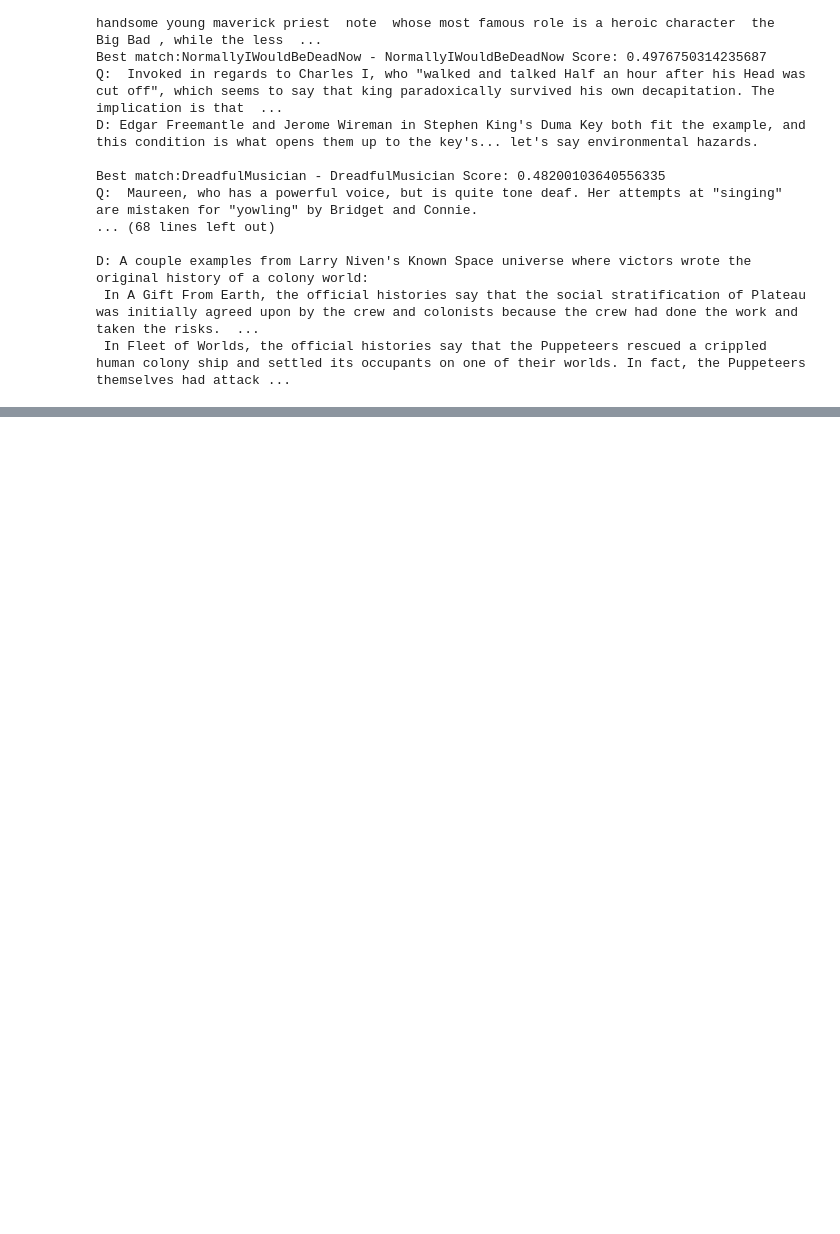
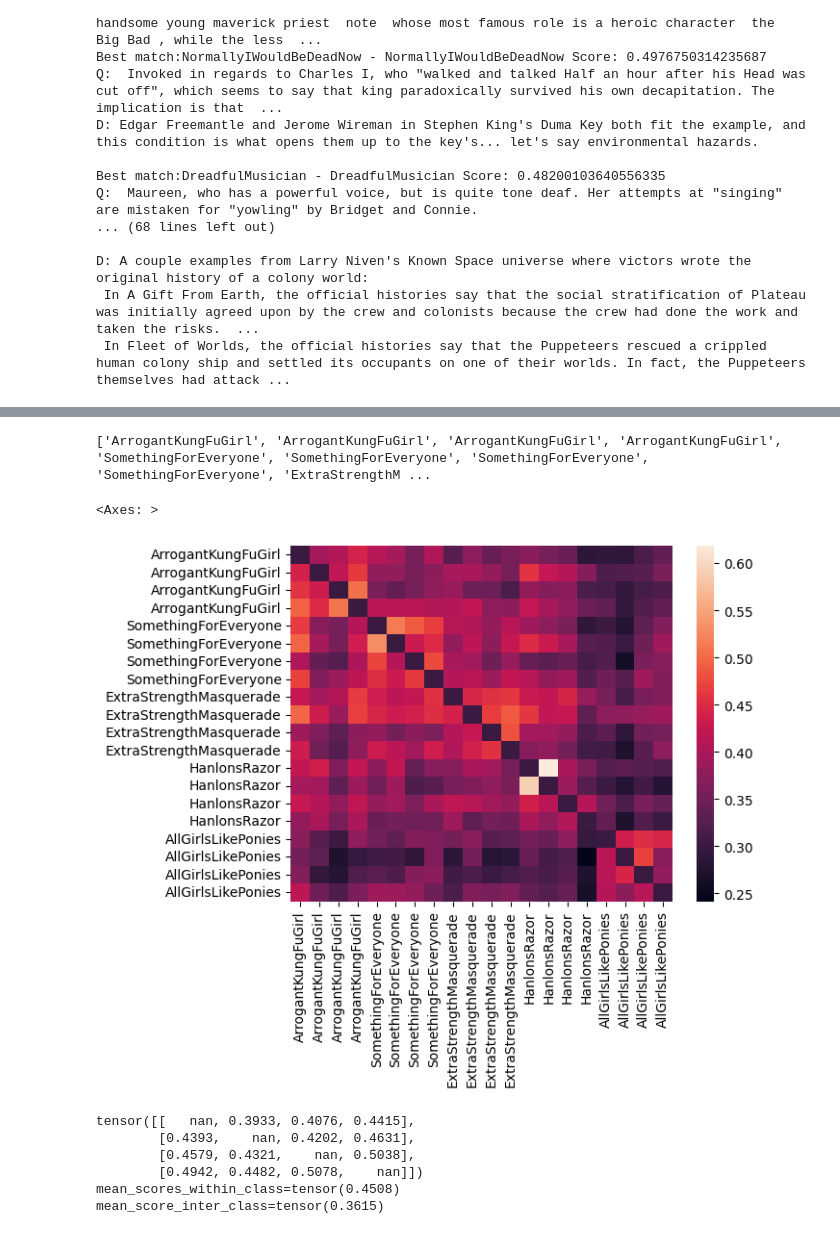
Before and after one commit to Fergons/narana, a Jupyter notebook: notebooks/tvtropes_explore.ipynb, the cells around one changed output, grey strips where cells are left out. Cells and saved outputs as stored; diff of their text form; code cells hidden in the pictures; blank space fills up the shorter version.

Commit message:
Exploring prompts for ICL embedding model.

```diff
--- a/notebooks/tvtropes_explore.ipynb
+++ b/notebooks/tvtropes_explore.ipynb
@@ -210,0 +252,6 @@ D: A couple examples from Larry Niven's Known Space universe where victors wrote
+# %%
+# data_path = TVTROPES_DATA_FOLDER_PATH.parent / "processed" / "100_5_split.csv"
+# data = pd.read_csv(data_path)
+# loading dataset a creating split
+data = tropes.get_split_for_n_examples_k_classes(20, 5)
+data.head(10)
@@ -210,0 +270,30 @@ D: A couple examples from Larry Niven's Known Space universe where victors wrote
+# %%
+task = 'Given a passage of narrative that may contain narrative tropes retrieve narrative passages that contain similar tropes.'
+examples = [
+  {'instruct': task,
+   'query': 'The Scarlet Pimpernel is an early literary example, smuggling French bluebloods from the clutches of the revolutionaries and the embrace of Madam Guillotine.',
+   'response': "In Jo Walton's Small Change trilogy, several groups focus on getting Jews and other undesirables out of fascist Europe. When Carmichael is blackmailed into becoming the head of The Watch, a British gestapo, he and a few trustworthy allies found the Inner Watch and use their resources and feared reputation to secretly get innocents to safety."},
+  {'instruct': task,
+   'query': 'Maureen, who has a powerful voice, but is quite tone deaf. Her attempts at "singing" are mistaken for "yowling" by Bridget and Connie.',
+   'response': 'Larklight: Myrtle is one to the cactus creatures, as she drives them away from her with her hymn recitations.'}
+]
+examples = [get_detailed_example(e['instruct'], e['query'], e['response']) for e in examples]
+examples_prefix = '\n\n'.join(examples) + '\n\n' # if there not exists any examples, just set examples_prefix = ''
+documents = data["Example"].tolist()
+queries_detailed = [get_detailed_instruct(task, q) for q in documents]
+new_query_max_len, new_queries = get_new_queries(queries_detailed, query_max_len, examples_prefix, tokenizer)
+
+query_batch_dict = tokenizer(new_queries, max_length=new_query_max_len, padding=True, truncation=True, return_tensors='pt')
+doc_batch_dict = tokenizer(documents, max_length=doc_max_len, padding=True, truncation=True, return_tensors='pt')
+# %%
+with torch.no_grad():
+    query_outputs = model(**query_batch_dict)
+    query_embeddings = last_token_pool(query_outputs.last_hidden_state, query_batch_dict['attention_mask'])
+    doc_outputs = model(**doc_batch_dict)
+    doc_embeddings = last_token_pool(doc_outputs.last_hidden_state, doc_batch_dict['attention_mask'])
+
+# normalize embeddings
+query_embeddings = F.normalize(query_embeddings, p=2, dim=1)
+doc_embeddings = F.normalize(doc_embeddings, p=2, dim=1)
+scores = (query_embeddings @ doc_embeddings.T)
+scores
@@ -210,0 +318,23 @@ D: A couple examples from Larry Niven's Known Space universe where victors wrote
+# %%
+labels = data["Trope"].tolist()
+print(labels)
+# %% [output]
+['ArrogantKungFuGirl', 'ArrogantKungFuGirl', 'ArrogantKungFuGirl', 'ArrogantKungFuGirl', 'SomethingForEveryone', 'SomethingForEveryone', 'SomethingForEveryone', 'SomethingForEveryone', 'ExtraStrengthM ...
+# %%
+sns.heatmap(scores.fill_diagonal_(0.3), xticklabels=labels, yticklabels=labels)
+# %% [output]
+<Axes: >
+[figure, added]
+# %%
+mean_scores_within_class = scores[:4, :4].fill_diagonal_(float('nan')).nanmean()
+print(scores[:4, :4].fill_diagonal_(float('nan')))
+mean_score_inter_class = scores[:4, 4:].mean()
+print(f"{mean_scores_within_class=}")
+print(f"{mean_score_inter_class=}")
+# %% [output]
+tensor([[   nan, 0.3933, 0.4076, 0.4415],
+        [0.4393,    nan, 0.4202, 0.4631],
+        [0.4579, 0.4321,    nan, 0.5038],
+        [0.4942, 0.4482, 0.5078,    nan]])
+mean_scores_within_class=tensor(0.4508)
+mean_score_inter_class=tensor(0.3615)
```
Also changed, not shown: parts of 19 cells of this notebook, 1 other file.
